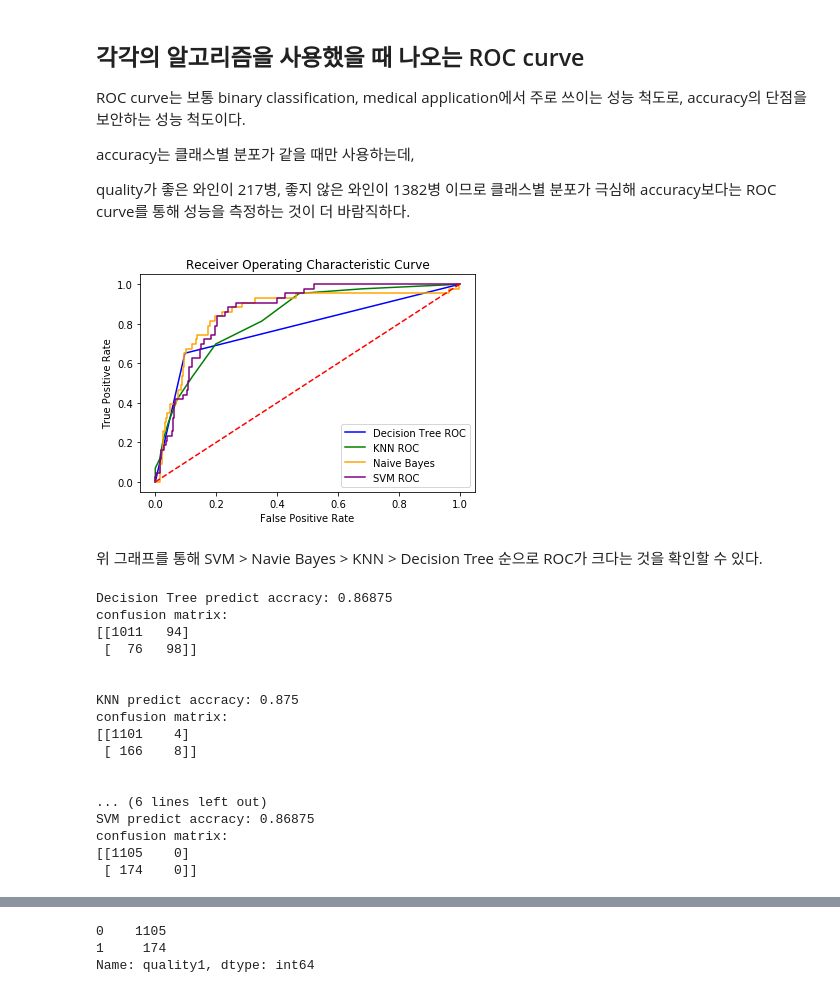
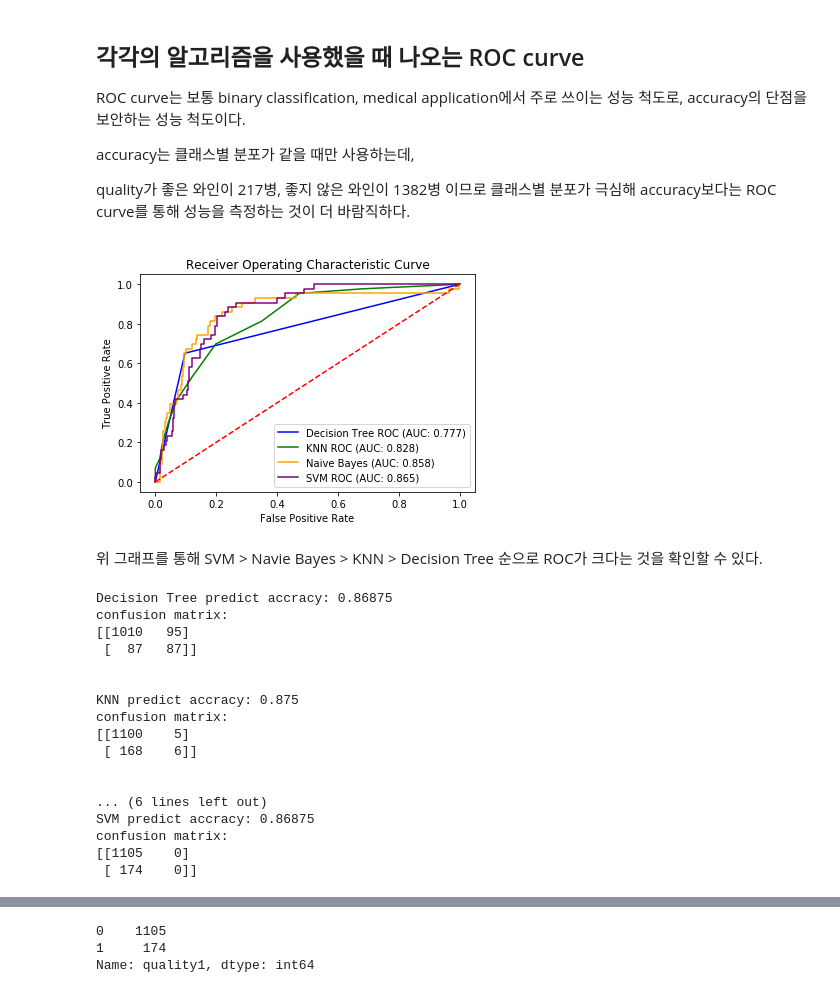
Before and after one commit to OseungKwon/Data-Mining, a Jupyter notebook: project/Project.ipynb, the cells around one changed output, grey strips where cells are left out. Cells and saved outputs as stored; diff of their text form; code cells hidden in the pictures.

```diff
--- a/project/Project.ipynb
+++ b/project/Project.ipynb
@@ -104,8 +96,8 @@ Naive Bayes accuracy:  0.8217458169291338
 # %% [markdown]
 #### 19-NN accuracy
 # %%
-model = KNeighborsClassifier(n_neighbors=19)
-scores = cross_val_score(model, X_train, y_train, scoring='accuracy', cv=10)
+model = KNeighborsClassifier()
+scores = cross_val_score(model, X_train, y_train, scoring='accuracy', cv=kfold)
 model.fit(X_train,y_train)
 
 predY = model.predict(X_test)
@@ -136,35 +128,36 @@ def plot_roc(model,color,label):
     model.fit(X_train,y_train)
     prob = model.predict_proba(X_test)
     prob = prob[:, 1]
     fper, tper, thresholds = roc_curve(y_test, prob)
-    plt.plot(fper, tper, color=color, label=label)
+    roc_score = roc_auc_score(y_test, prob)
+    plt.plot(fper, tper, color=color, label='{0} (AUC: {1:.3f})'.format(label,roc_score))
 
 
 # Decision Tree
 model = DecisionTreeClassifier(random_state=1124)
 plot_roc(model, 'blue','Decision Tree ROC')
 
 # KNN
 model = KNeighborsClassifier(n_neighbors = 19, p=2)
 plot_roc(model, 'green','KNN ROC')
 
 
 # Naive Bayes
 model = GaussianNB()
 plot_roc(model, 'orange','Naive Bayes')
 
 # SVM
 model = SVC(probability=True)
 plot_roc(model, 'purple','SVM ROC')
 
 plt.plot([0, 1], [0, 1], color='red', linestyle='--')
 plt.xlabel('False Positive Rate')
 plt.ylabel('True Positive Rate')
 plt.title('Receiver Operating Characteristic Curve')
 plt.legend()
 plt.show()
 # %% [output]
-[figure, old version]
+[figure, new version]
 # %% [markdown]
 위 그래프를 통해
 SVM > Navie Bayes > KNN > Decision Tree 순으로 ROC가 크다는 것을 확인할 수 있다.
@@ -176,7 +168,7 @@ from imblearn.over_sampling import SMOTE
 # %%
 def predict_accuracy(model):
     model.fit(X_train,y_train)
-    prediction = cross_val_predict(model, X_train, y_train, cv=10)
+    prediction = cross_val_predict(model, X_train, y_train, cv=kfold)
     predY = model.predict(X_test)
     cm = confusion_matrix(y_train, prediction)
     acc = accuracy_score(y_test, predY)
@@ -204,14 +196,14 @@ print('SVM predict accracy: {}'.format(show[0]),'confusion matrix:',show[1],'\n'
 # %% [output]
 Decision Tree predict accracy: 0.86875
 confusion matrix:
-[[1011   94]
- [  76   98]]
+[[1010   95]
+ [  87   87]]
 
 
 KNN predict accracy: 0.875
 confusion matrix:
-[[1101    4]
- [ 166    8]]
+[[1100    5]
+ [ 168    6]]
 
 
 ... (6 lines left out)
```
Also changed, not shown: parts of 34 cells of this notebook, 1 other file.
